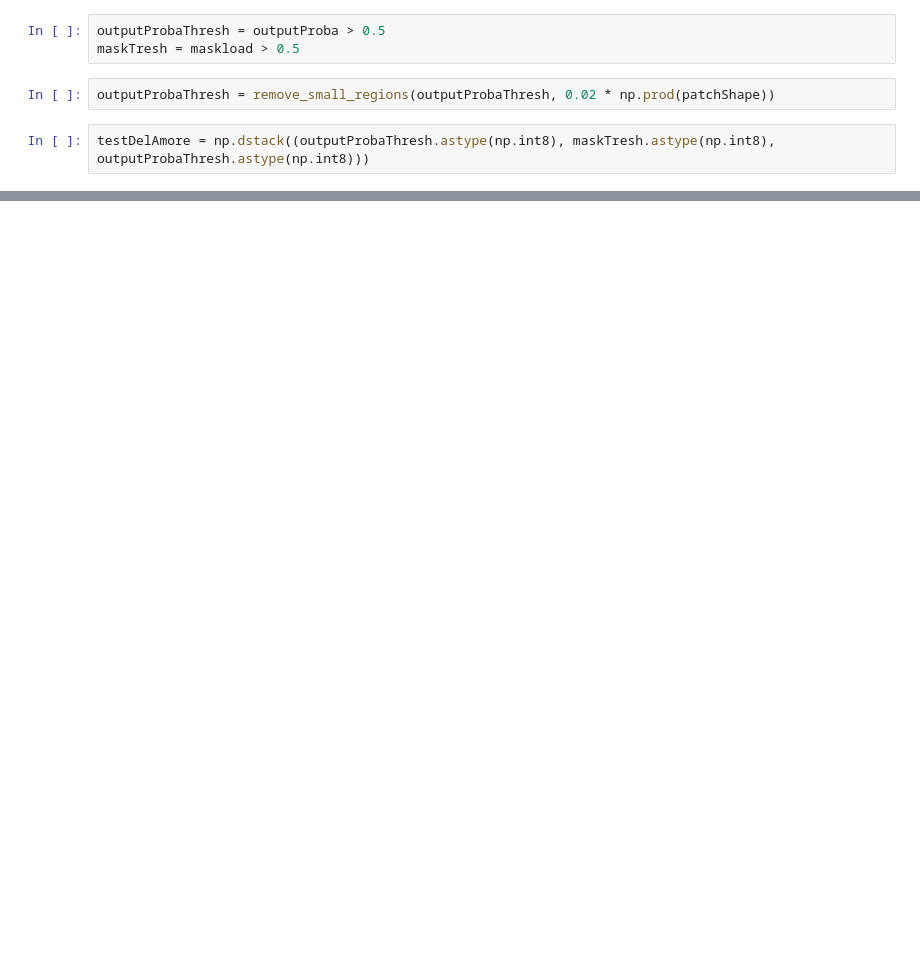
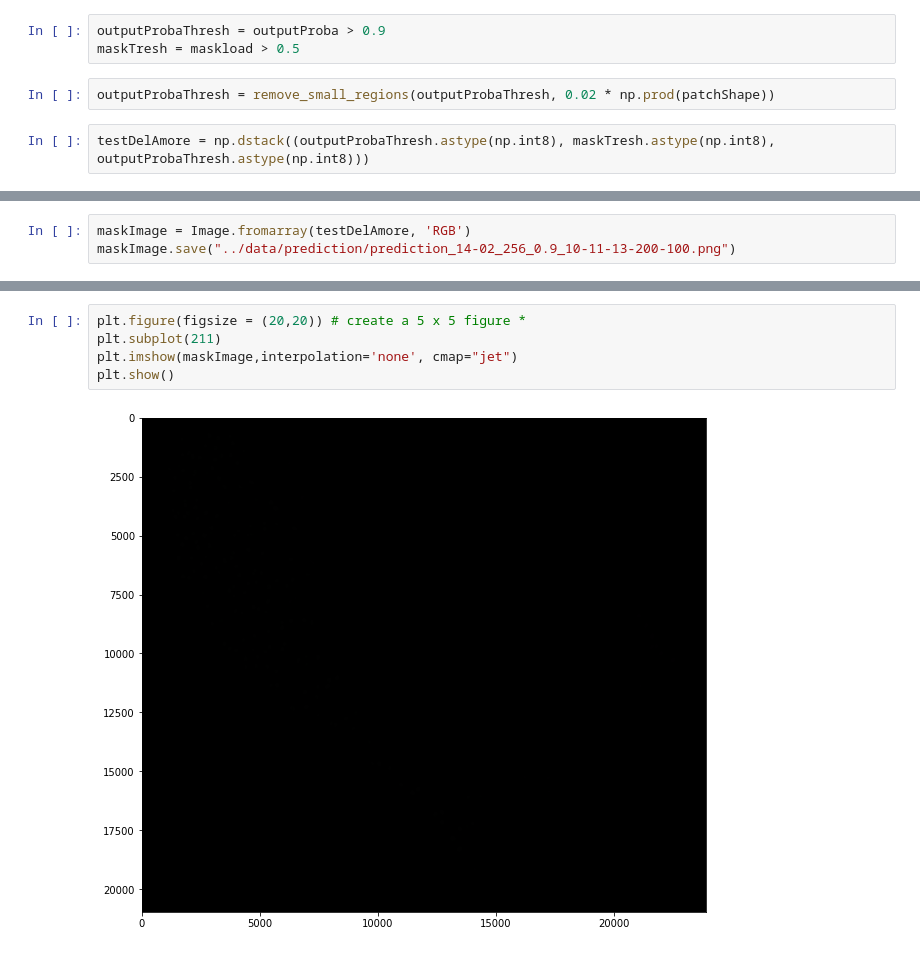
Before and after one commit to Ilusio/cytonet, a Jupyter notebook: workspace/src/Segmentation_full.ipynb, the cells around one changed output, grey strips where cells are left out. Saved outputs shown, nothing was run; the diff lists cells and outputs as text; blank space fills up the shorter version.

```diff
--- a/workspace/src/Segmentation_full.ipynb
+++ b/workspace/src/Segmentation_full.ipynb
@@ -272,7 +272,7 @@ print(outputProba.max())
 0.0
 1.0
 # %%
-outputProbaThresh = outputProba > 0.5
+outputProbaThresh = outputProba > 0.9
 maskTresh = maskload > 0.5
 # %%
 outputProbaThresh = remove_small_regions(outputProbaThresh, 0.02 * np.prod(patchShape))
@@ -305,0 +315,3 @@ misc.imsave("prediction_15-02_64_new_mean.png", testDelAmore)
+# %%
+maskImage = Image.fromarray(testDelAmore, 'RGB')
+maskImage.save("../data/prediction/prediction_14-02_256_0.9_10-11-13-200-100.png")
@@ -305,0 +329,7 @@ misc.imsave("prediction_15-02_64_new_mean.png", testDelAmore)
+# %%
+plt.figure(figsize = (20,20)) # create a 5 x 5 figure *
+plt.subplot(211)
+plt.imshow(maskImage,interpolation='none', cmap="jet")
+plt.show()
+# %% [output]
+[figure, added]
```
Also changed, not shown: parts of 14 cells of this notebook, 2 other files.
